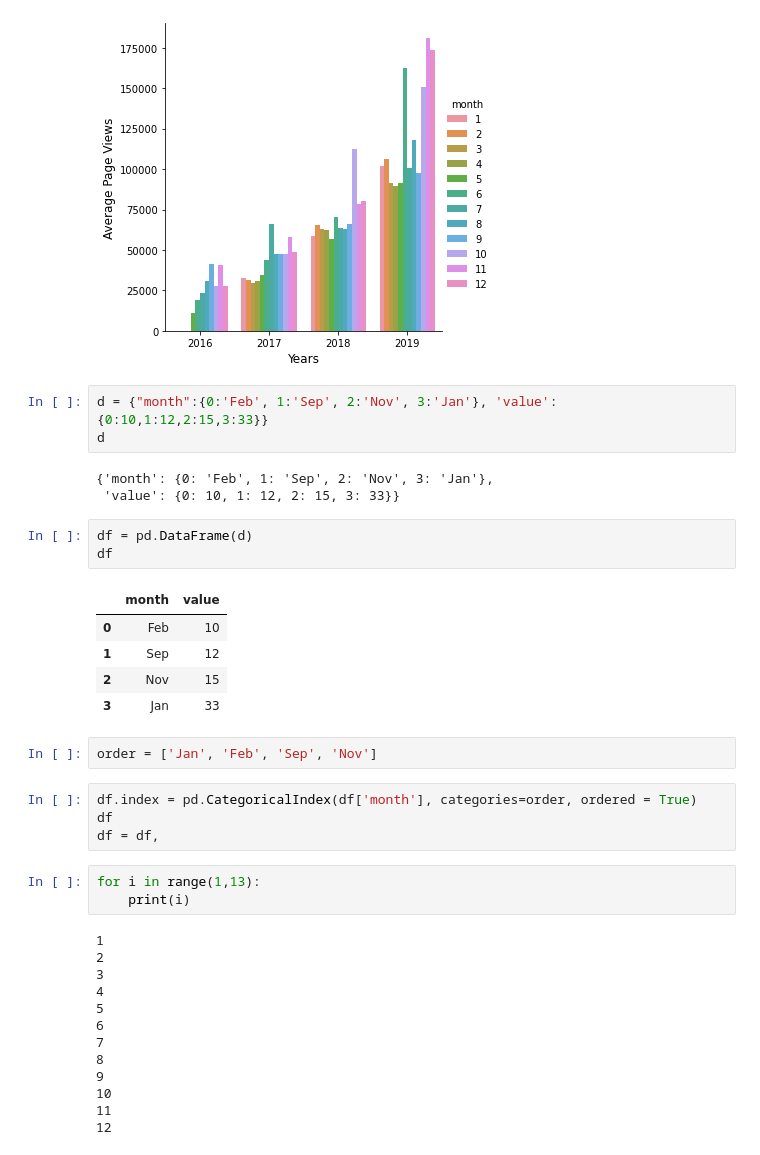
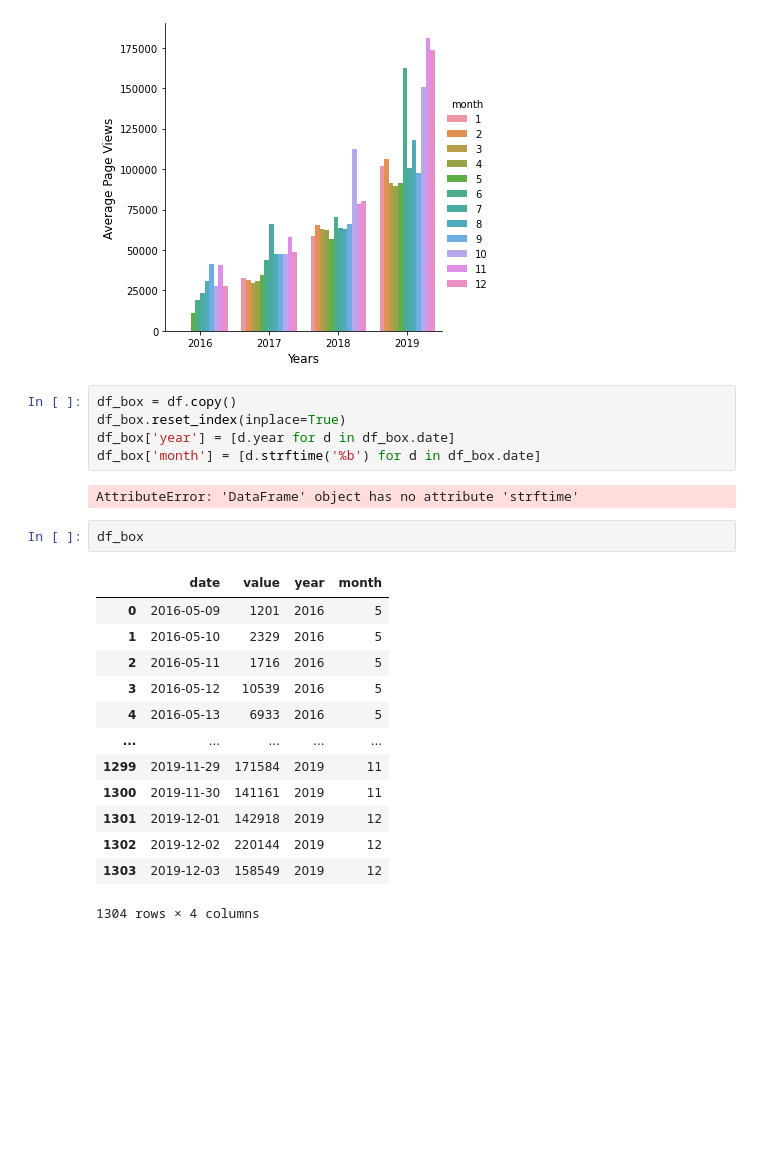
Before and after one commit to YosefGuevara012/Page-View-Time-Series-Visualizer, a Jupyter notebook: test_time_series.ipynb, the cells around one changed output. Drawn from its saved outputs; the diff is of its cells as text; blank space fills up the shorter version.

```diff
--- a/test_time_series.ipynb
+++ b/test_time_series.ipynb
@@ -153,40 +153,26 @@ plt.xlabel( "Years" , size = 12 )
 # %% [output]
 Text(0.5, 20.80000000000002, 'Years')
 [figure]
-# %%
-d = {"month":{0:'Feb', 1:'Sep', 2:'Nov', 3:'Jan'}, 'value': {0:10,1:12,2:15,3:33}}
-d
-# %% [output]
-{'month': {0: 'Feb', 1: 'Sep', 2: 'Nov', 3: 'Jan'},
- 'value': {0: 10, 1: 12, 2: 15, 3: 33}}
-# %%
-df = pd.DataFrame(d)
-df
-# %% [output]
-|  | month | value |
-| 0 | Feb | 10 |
-| 1 | Sep | 12 |
-| 2 | Nov | 15 |
-| 3 | Jan | 33 |
-# %%
-order = ['Jan', 'Feb', 'Sep', 'Nov']
-# %%
-df.index = pd.CategoricalIndex(df['month'], categories=order, ordered = True)
-df
-df = df,
-# %%
-for i in range(1,13):
-    print(i)
-# %% [output]
-1
-2
-3
-4
-5
-6
-7
-8
-9
-10
-11
-12
+# %%
+df_box = df.copy()
+df_box.reset_index(inplace=True)
+df_box['year'] = [d.year for d in df_box.date]
+df_box['month'] = [d.strftime('%b') for d in df_box.date]
+# %% [output]
+AttributeError: 'DataFrame' object has no attribute 'strftime'
+# %%
+df_box
+# %% [output]
+|  | date | value | year | month |
+| 0 | 2016-05-09 | 1201 | 2016 | 5 |
+| 1 | 2016-05-10 | 2329 | 2016 | 5 |
+| 2 | 2016-05-11 | 1716 | 2016 | 5 |
+| 3 | 2016-05-12 | 10539 | 2016 | 5 |
+| 4 | 2016-05-13 | 6933 | 2016 | 5 |
+| ... | ... | ... | ... | ... |
+| 1299 | 2019-11-29 | 171584 | 2019 | 11 |
+| 1300 | 2019-11-30 | 141161 | 2019 | 11 |
+| 1301 | 2019-12-01 | 142918 | 2019 | 12 |
+| 1302 | 2019-12-02 | 220144 | 2019 | 12 |
+| 1303 | 2019-12-03 | 158549 | 2019 | 12 |
+1304 rows × 4 columns
```
Also changed, not shown: parts of 4 cells of this notebook, 1 other file.
